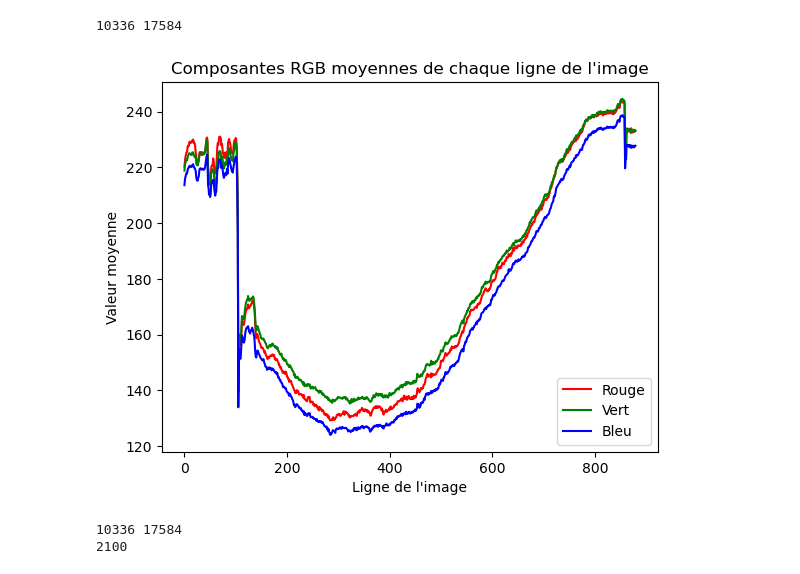
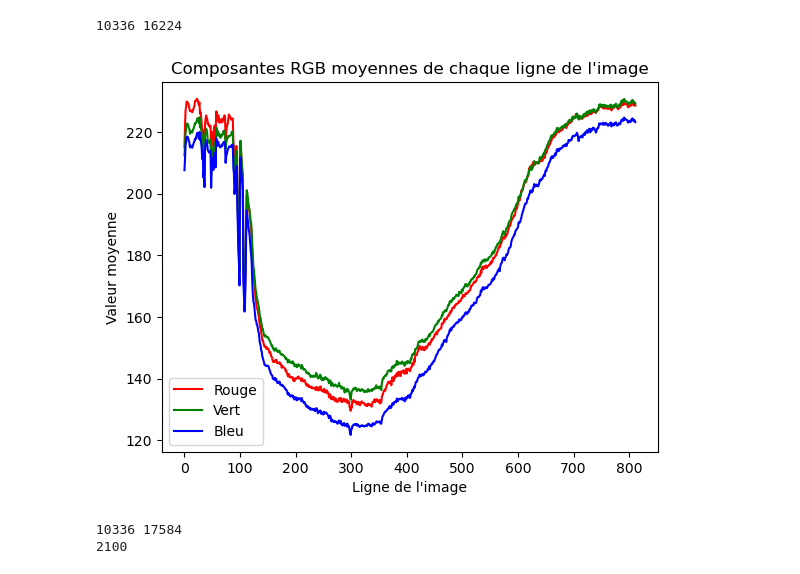
Before and after one commit to titouanlegourrierec/Leaf_Disease_Segmentation, a Jupyter notebook: resize_height.ipynb, the cells around one changed output. Cells and saved outputs as stored; diff of their text form; code cells hidden in the pictures.

```diff
--- a/resize_height.ipynb
+++ b/resize_height.ipynb
@@ -9,7 +9,7 @@ import matplotlib.pyplot as plt
 PIL.Image.MAX_IMAGE_PIXELS = None #Increase image size limit
 # %%
 # Ouvrir l'image
-img = Image.open("/Users/titouanlegourrierec/Desktop/Test ilastic/49.jpg")
+img = Image.open("/Users/titouanlegourrierec/Desktop/all_scan_data/all_090523/100.jpg")
 
 # Obtenir les dimensions de l'image
 width, height = img.size
@@ -25,35 +25,35 @@ blue_avg = []
 
 # Parcourir chaque ligne de l'image
 for y in range(0, height, pas_ligne):
     # Initialiser les valeurs moyennes des composantes RGB pour cette ligne
     red_sum = 0
     green_sum = 0
     blue_sum = 0
 
     # Parcourir chaque pixel de cette ligne et ajouter ses composantes RGB à la somme
     for x in range(0, width, pas_pixel):
         pixel = img.getpixel((x, y))
         red_sum += pixel[0]
         green_sum += pixel[1]
         blue_sum += pixel[2]
 
     # Calculer la moyenne des composantes RGB pour cette ligne
     red_avg.append(red_sum / (width/pas_pixel))
     green_avg.append(green_sum / (width/pas_pixel))
     blue_avg.append(blue_sum / (width/pas_pixel))
 
 # Tracer les valeurs moyennes obtenues pour chaque composante RGB
 plt.plot(red_avg, color='red', label='Rouge')
 plt.plot(green_avg, color='green', label='Vert')
 plt.plot(blue_avg, color='blue', label='Bleu')
 plt.xlabel('Ligne de l\'image')
 plt.ylabel('Valeur moyenne')
 plt.title('Composantes RGB moyennes de chaque ligne de l\'image')
 plt.legend()
 plt.show()
 # %% [output]
-10336 17584
+10336 16224
-[figure, old version]
+[figure, new version]
 # %%
 # Ouvrir l'image
 img = Image.open("/Users/titouanlegourrierec/Desktop/Test ilastic/49.jpg")
```
Also changed, not shown: parts of 2 cells of this notebook, 1 other file.
